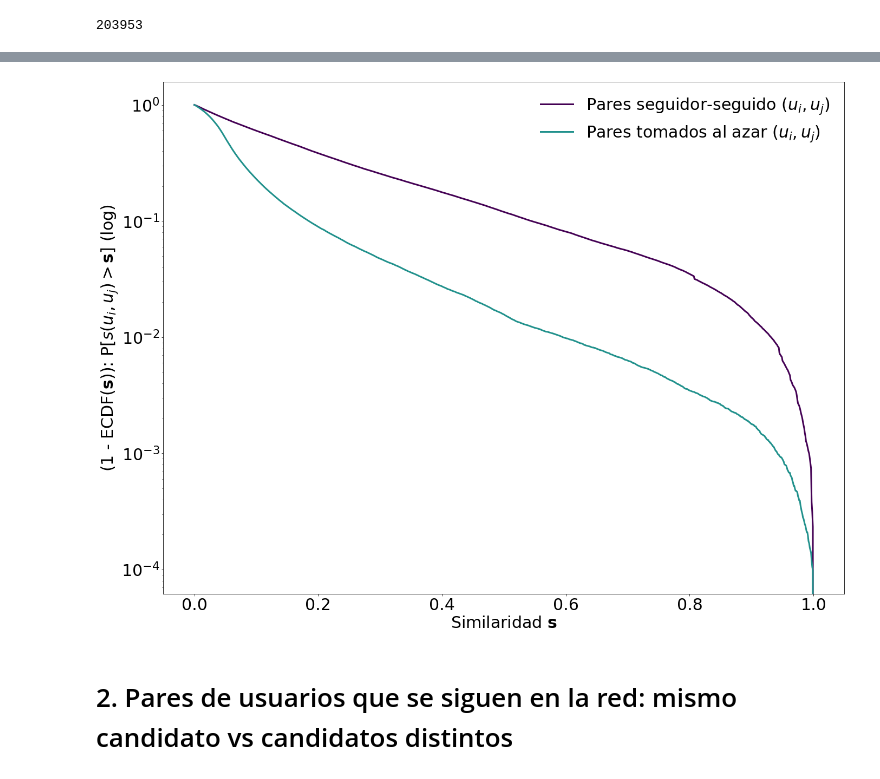
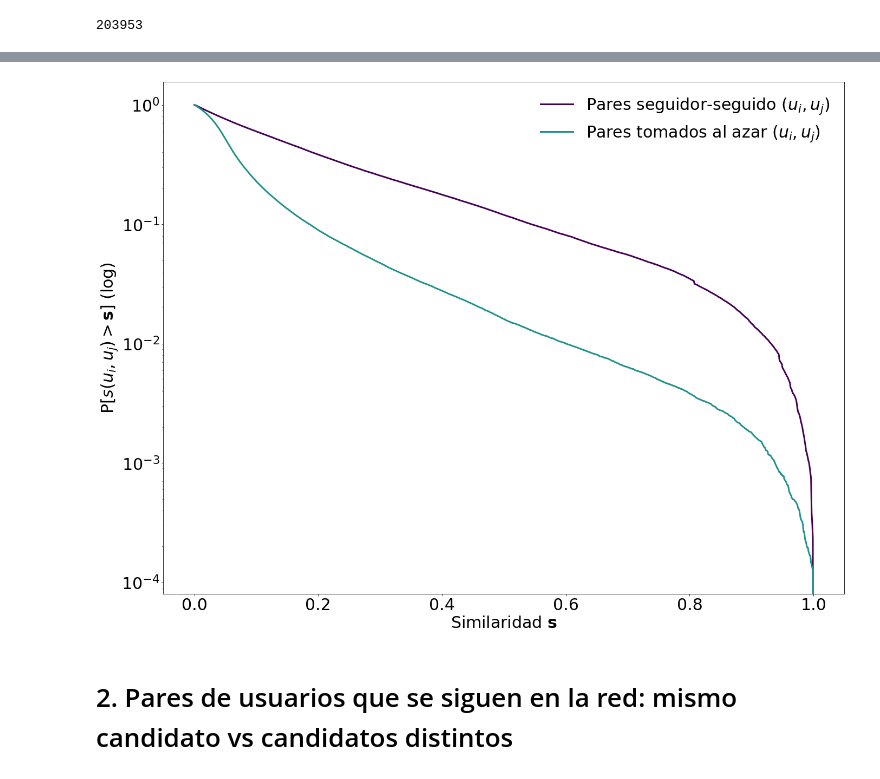
Before and after one commit to CoNexDat/twitter-topics, a Jupyter notebook: 03 Homofilia tematica.ipynb, the cells around one changed output, grey strips where cells are left out. Saved outputs shown, nothing was run; the diff lists cells and outputs as text; code cells hidden in the pictures.

Commit message:
Nb 03, elimino 1 - ECDF en la leyenda del eje Y

```diff
--- a/03 Homofilia tematica.ipynb
+++ b/03 Homofilia tematica.ipynb
@@ -219,30 +219,30 @@ ran = gr_random["similaridad"].values
 # %%
 # ECDF
 plt.figure(figsize=(6,6))
 plt.rcParams.update({'font.size': 30})
 
 ax = plt.axes()
 ax.set_prop_cycle('color',[paleta(i) for i in np.linspace(0, 1, 3)])
 
 ax1=subplot()
 ecdf = sm.distributions.ECDF(sim)
 ecdf2 = sm.distributions.ECDF(ran)
 
 x = np.linspace(0, 1, 1000)
 y = 1-ecdf(x)
 y2 = 1-ecdf2(x)
 ax1.plot(x, y, label="Pares seguidor-seguido $(u_{i},u_{j})$", linewidth=3)
 ax1.plot(x, y2, label="Pares tomados al azar $(u_{i},u_{j})$", linewidth=3)
 plt.legend(frameon=False)
 plt.yscale('log')
 plt.xlabel("Similaridad $\\bf{s}$")
-plt.ylabel("(1 - ECDF($\\bf{s}$)): P[$s(u_{i},u_{j}) > \\bf{s}$] (log)")
+plt.ylabel("P[$s(u_{i},u_{j}) > \\bf{s}$] (log)")
 figure = plt.gcf()
 figure.set_size_inches(20, 15)
 plt.tight_layout()
 plt.show()
 # %% [output]
-[figure, old version]
+[figure, new version]
 # %% [markdown]
 # 2. Pares de usuarios que se siguen en la red: mismo candidato vs candidatos distintos
 # %%
```
Also changed, not shown: parts of 5 cells of this notebook.
